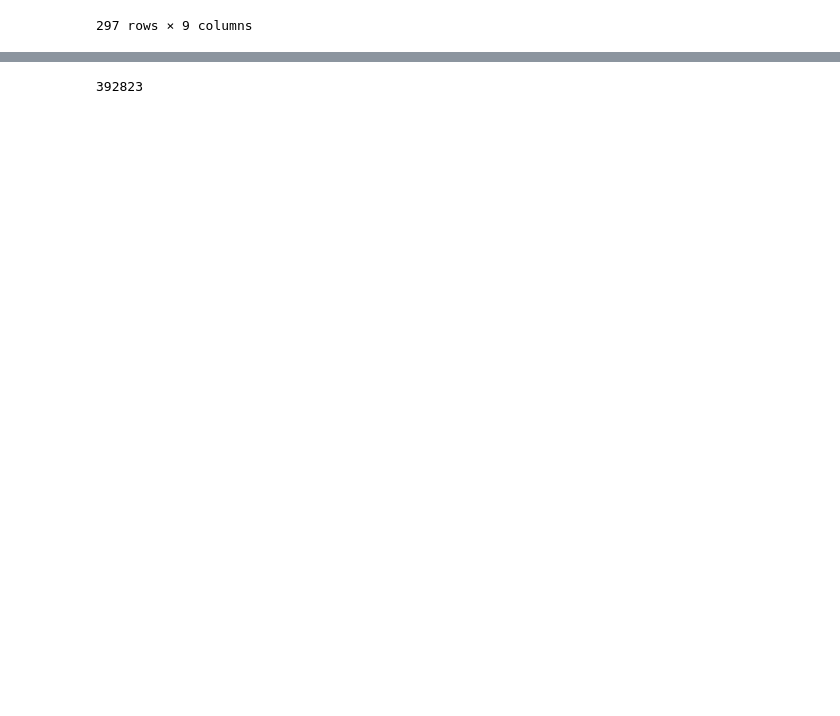
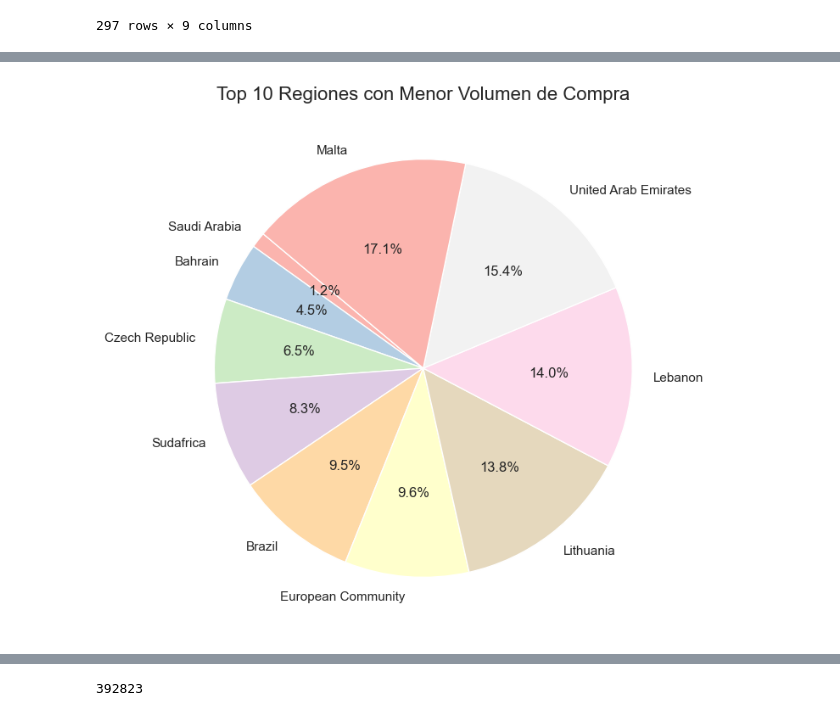
Before and after one commit to kelvin-lab/Customer-Segmentation-CLTV-Retail, a Jupyter notebook: Data/Hack-segment.ipynb, the cells around one changed output, grey strips where cells are left out. Drawn from its saved outputs; the diff is of its cells as text; code cells hidden in the pictures; blank space fills up the shorter version.

```diff
--- a/Data/Hack-segment.ipynb
+++ b/Data/Hack-segment.ipynb
@@ -312,0 +360,14 @@ df[df['customer_id']==17850]
+# %%
+#Bottom 10 regiones con el menor volumen de ventas
+ventas_por_region = df.groupby('region')['total'].sum().sort_values()
+
+#Seleccionar las 10 regiones con el menor volumen de compras
+bottom_10_regiones = ventas_por_region.head(10)
+
+#Crear el gráfico de torta
+plt.figure(figsize=(10, 8))
+plt.pie(bottom_10_regiones, labels=bottom_10_regiones.index, autopct='%1.1f%%', startangle=140, colors=plt.cm.Pastel1.colors)
+plt.title('Top 10 Regiones con Menor Volumen de Compra', fontsize=16)
+plt.show()
+# %% [output]
+[figure, added]
```
Also changed, not shown: parts of 26 cells of this notebook.
